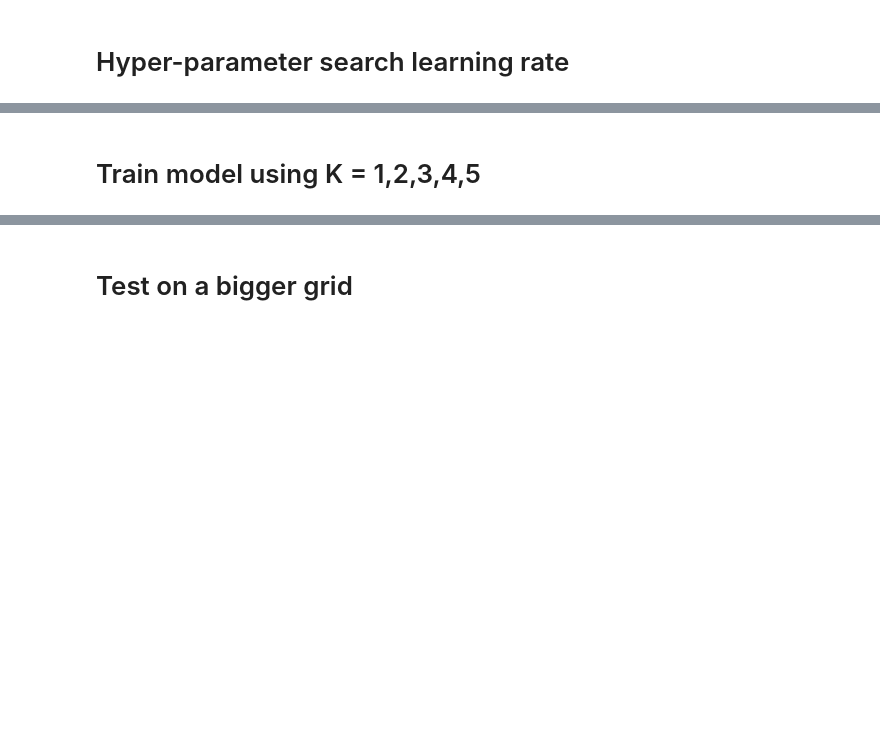
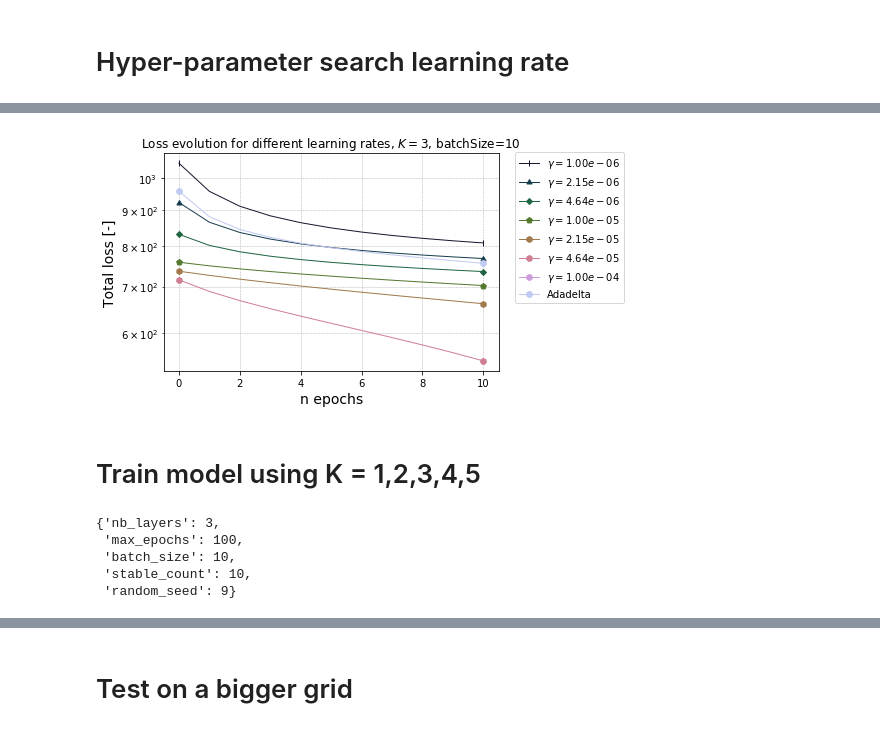
Before and after one commit to francescobardi/pde_solver_deep_learned, a Jupyter notebook: nnpde/main.ipynb, the cells around one changed output, grey strips where cells are left out. Drawn from its saved outputs; the diff is of its cells as text; code cells hidden in the pictures; blank space fills up the shorter version.

```diff
--- a/nnpde/main.ipynb
+++ b/nnpde/main.ipynb
@@ -41,18 +67,26 @@ problem_instances = [DirichletProblem(k=k) for k in np.random.randint(1, 20, nb_
+# %%
+def grid_search_wrapper(base_parameters, grid_search_parameters):
+    return grid_search(mdl=M.JacobyWithConv,
+                       base_parameters=base_parameters,
+                       grid_search_parameters=grid_search_parameters,
+                       problem_instances=problem_instances)
 # %%
 reload(M)
 
+# Took 3m 13s on a Intel(R) Core(TM) i7-6700K CPU @ 4.00GHz
+
 # Net parameters
-nb_layers = 3
-max_epochs = 100
-batch_size = 10
-losses = []
+base_parameters = {
+    "nb_layers": 3,
+    "max_epochs": 100,
+    "batch_size": 10,
+    "stable_count": 10,
+    "random_seed": 9
+}
 
 # SGD
-learning_rates = np.logspace(start=-6, stop=-4, num=7) #num=7 is good since it contains 1e-5
-hyper_models = [M.JacobyWithConv(max_epochs=max_epochs, batch_size=batch_size, learning_rate=learning_rate, nb_layers=nb_layers)
-          for learning_rate in learning_rates]
-#Adadelta
-hyper_models.append(M.JacobyWithConv(max_epochs=max_epochs, batch_size=batch_size, optimizer="Adadelta", nb_layers=nb_layers))
-
-for model in hyper_models:
-    model.fit(problem_instances)
+grid_parameters = {
+    "learning_rate": np.logspace(start=-6, stop=-4, num=7), #num=7 is good since it contains 1e-5
+}
+hyper_models = grid_search_wrapper(base_parameters, grid_parameters) \
+    + grid_search_wrapper(base_parameters, {"optimizer": ["Adadelta"]})
@@ -59,36 +111,53 @@ for model in hyper_models:
 # %%
 # Colors for plotting
 color_map = plt.get_cmap('cubehelix')
 colors = color_map(np.linspace(0.1, 1, 10))
 
 # Initilize figure
 hyper_fig = plt.figure()
 
 # Plot SGD
 i = 0
 for model in hyper_models[:-1]:
     n_epoch = np.arange(np.shape(model.losses)[0])
-    plt.semilogy(n_epoch, model.losses, color=colors[i], linewidth=1, linestyle="-", marker=(i+2, 0, 0), markevery=10, label = '$\gamma= {0:.2e} $'.format(learning_rates[i]))
+    plt.semilogy(n_epoch,
+                 model.losses,
+                 color=colors[i],
+                 linewidth=1,
+                 linestyle="-",
+                 marker=(i+2, 0, 0),
+                 markevery=10,
+                 label = f'$\gamma= {learning_rates[i]:.2e} $')
     i += 1
 
 # Plot Adadelta
 n_epoch = np.arange(np.shape(hyper_models[-1].losses)[0])
 plt.semilogy(n_epoch, hyper_models[-1].losses, color=colors[i], linewidth=1, linestyle="-", marker=(i+2, 0, 0), markevery=10,label='Adadelta')
 
 # Additional settings
 plt.legend(bbox_to_anchor=(1.05, 0.31), loc=3, borderaxespad=0.)
 plt.xlabel('n epochs', fontsize=14)
 plt.ylabel('Total loss [-]', fontsize=14)
-plt.xlim([0, max_epochs])
+#plt.xlim([0, base_parameters['max_epochs']])
 #plt.ylim([0, 200])
 plt.title('Loss evolution for different learning rates, $K=3$, batchSize=10')
 plt.grid(True, which = "both", linewidth = 0.5,  linestyle = "--")
 
 #hyper_fig.savefig('../report/fig/hyper.eps', bbox_inches='tight')
 plt.draw()
 plt.show()
+# %% [output]
+[figure, added]
 # %% [markdown]
 # Train model using K = 1,2,3,4,5
+# %%
+base_parameters
+# %% [output]
+{'nb_layers': 3,
+ 'max_epochs': 100,
+ 'batch_size': 10,
+ 'stable_count': 10,
+ 'random_seed': 9}
 # %%
 reload(M)
 
```
Also changed, not shown: parts of 11 cells of this notebook, 15 other files.
